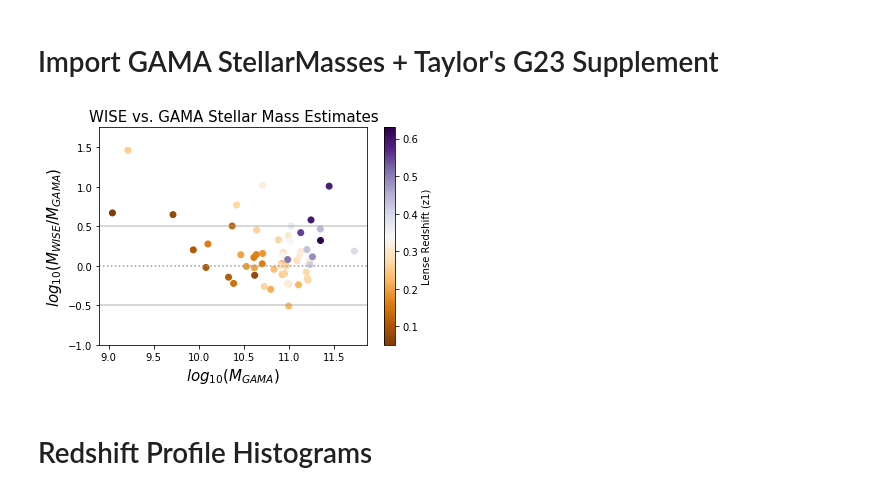
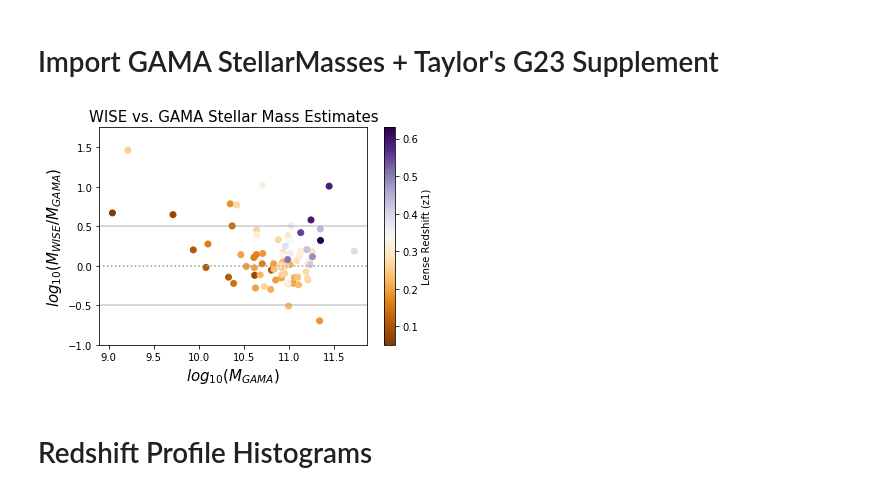
Before and after one commit to beckysteele/python_playground, a Jupyter notebook: strong_lensing_research/Research Plots (Becky).ipynb, the cells around one changed output. Cells and saved outputs as stored; diff of their text form; code cells hidden in the pictures.

Commit message:
More plot work, data retrieval and cleaning for GAMA, SLACS

```diff
--- a/strong_lensing_research/Research Plots (Becky).ipynb
+++ b/strong_lensing_research/Research Plots (Becky).ipynb
@@ -411,36 +412,36 @@ gama_merged_data_A=pd.merge(gama_cataid,gama_logMstar, left_index=True, right_in
 gama_merged_data_B=pd.merge(gama_merged_data_A,gama_z, left_index=True, right_index=True)
 gama_merged_data_B["0_x"] = gama_merged_data_B["0_x"].astype(int) #Had to typecast to int
 gama_merged_data_B.iscopy = False #avoids active override error
 gama_merged_data_C = gama_merged_data_B.rename(columns={'0_x':'cataidGAMA','0_y':'logMstarGAMA'})
 full_gama = gama_merged_data_C.append(t_hdul)
 
 # Merging WISE and GAMA data into one table called merged_data_final
 merged_data_logMstar = pd.merge(wise_data_final, full_gama, how = 'left', left_on = 'cataid', right_on = 'cataidGAMA')
 merged_data_final = merged_data_logMstar.rename(columns={'cataid':'cataidWISE'})
 # merged_data_final.to_csv("data/merged_data_final.csv") #Uncomment to write merged WISE+GAMA data to CSV
 
 # Calculate WISE logMstar - GAMA logMstar
-diffMstar = merged_data_logMstar.logMstarWISE-gama_data_final.logMstarGAMA
+diffMstar = merged_data_final.logMstarWISE-merged_data_final.logMstarGAMA
 # print(len(diffMstar)) #This shows 119 objects in the WISE vs. GAMA plot below,
 
 #------------------------------------------------------
 # Plot the results
 #------------------------------------------------------
 p = plt.title("WISE vs. GAMA Stellar Mass Estimates",fontsize=15)
-p = plt.scatter(gama_data_final.logMstarGAMA,diffMstar,c=z1_pg_elg_pairs, cmap=cm.PuOr)
+p = plt.scatter(merged_data_final.logMstarGAMA,diffMstar,c=z1_pg_elg_pairs, cmap=cm.PuOr)
 p = plt.cbar = plt.colorbar(p, shrink=1, orientation='vertical') #, anchor=(0,1.5))
 p = plt.cbar.set_label('Lense Redshift (z1)', fontsize=10)
 p = plt.ylabel(r'$log_{10}(M_{WISE}/M_{GAMA})$', fontsize=15)
 p = plt.xlabel(r'$log_{10}(M_{GAMA})$', fontsize=15)
 plt.axhline(y=0.5, color='0.6', alpha=0.5)
 plt.axhline(y=0, color='0.6', linestyle=':')
 plt.axhline(y=-0.5, color='0.6', alpha=0.5)
 plt.ylim((-1,1.75))
 # plt.axhspan(-0.5, 0.5, facecolor='green', alpha=0.5)
 plt.show()
 # plt.savefig('WISE_vs_GAMA_Mstar.png',dpi=150)
 # %% [output]
-[figure, old version]
+[figure, new version]
 # %% [markdown]
 # Redshift Profile Histograms
 # %%
```
Also changed, not shown: parts of 3 cells of this notebook, 30 other files.
